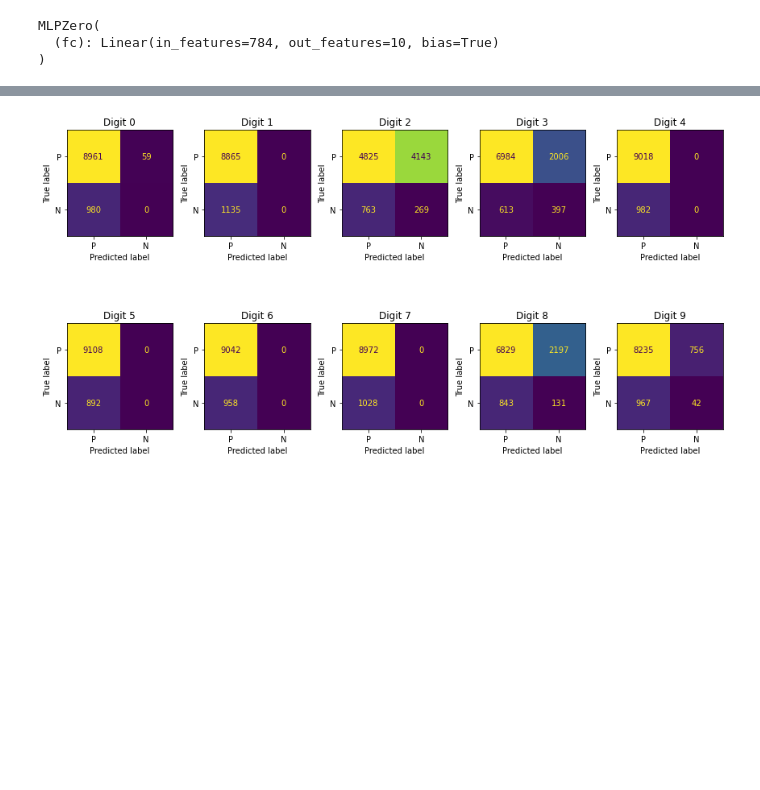
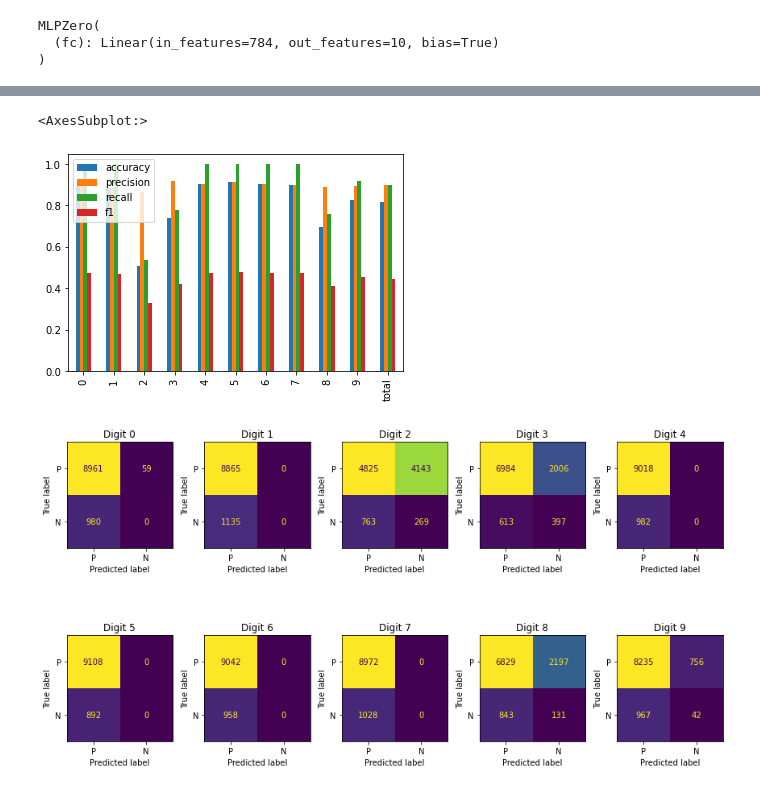
Before and after one commit to templierw/intelsys.mnist, a Jupyter notebook: model_evaluation.ipynb, the cells around one changed output, grey strips where cells are left out. Drawn from its saved outputs; the diff is of its cells as text; code cells hidden in the pictures; blank space fills up the shorter version.

Commit message:
performance

```diff
--- a/model_evaluation.ipynb
+++ b/model_evaluation.ipynb
@@ -65,3 +32,37 @@ cms = nnu.ComputeConfusionMatrices(model, holdback_loader)
+# %%
+def getPerformanceMetrics(cms):
+    results = pd.DataFrame(index=['0','1','2','3','4','5','6','7','8','9', 'total'], columns=['accuracy', 'precision', 'recall', 'f1'])
+
+    for i, cm in enumerate(cms):
+
+        tp = cm[0][0]
+        fn = cm[0][1]
+        fp = cm[1][0]
+        tn = cm[1][1]
+
+        accuracy = (tp + tn)/(tp + tn + fp + fn)
+        recall = tp/(tp+fn)
+        precision = tp/(tp+fp)
+
+        f1 = (precision * recall)/(precision + recall)
+
+        results.loc[f'{i}','accuracy'] = accuracy
+        results.loc[f'{i}','precision'] = precision
+        results.loc[f'{i}','recall'] = recall
+        results.loc[f'{i}','f1'] = f1
+
+        results.loc['total','accuracy'] = results['accuracy'].mean()
+        results.loc['total','precision'] = results['precision'].mean()
+        results.loc['total','recall'] = results['recall'].mean()
+        results.loc['total','f1'] = results['f1'].mean()
+
+    return results.astype(float).round(3)
+# %%
+res = getPerformanceMetrics(cms)
+res.plot(kind='bar')
+# %% [output]
+<AxesSubplot:>
+[figure, added]
 # %%
 fig, ax = plt.subplots(2, 5, figsize=(12, 7))
 
```
Also changed, not shown: parts of 4 cells of this notebook.
